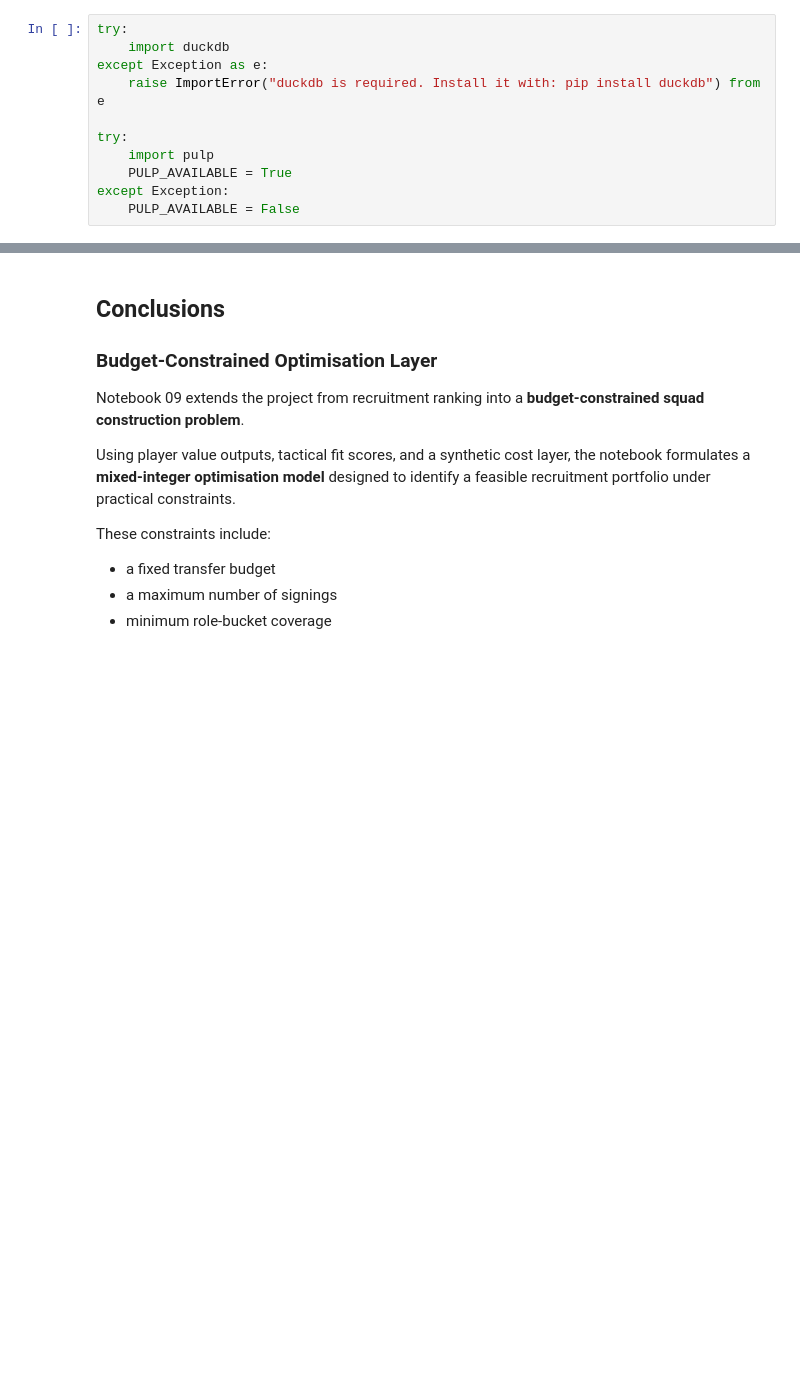
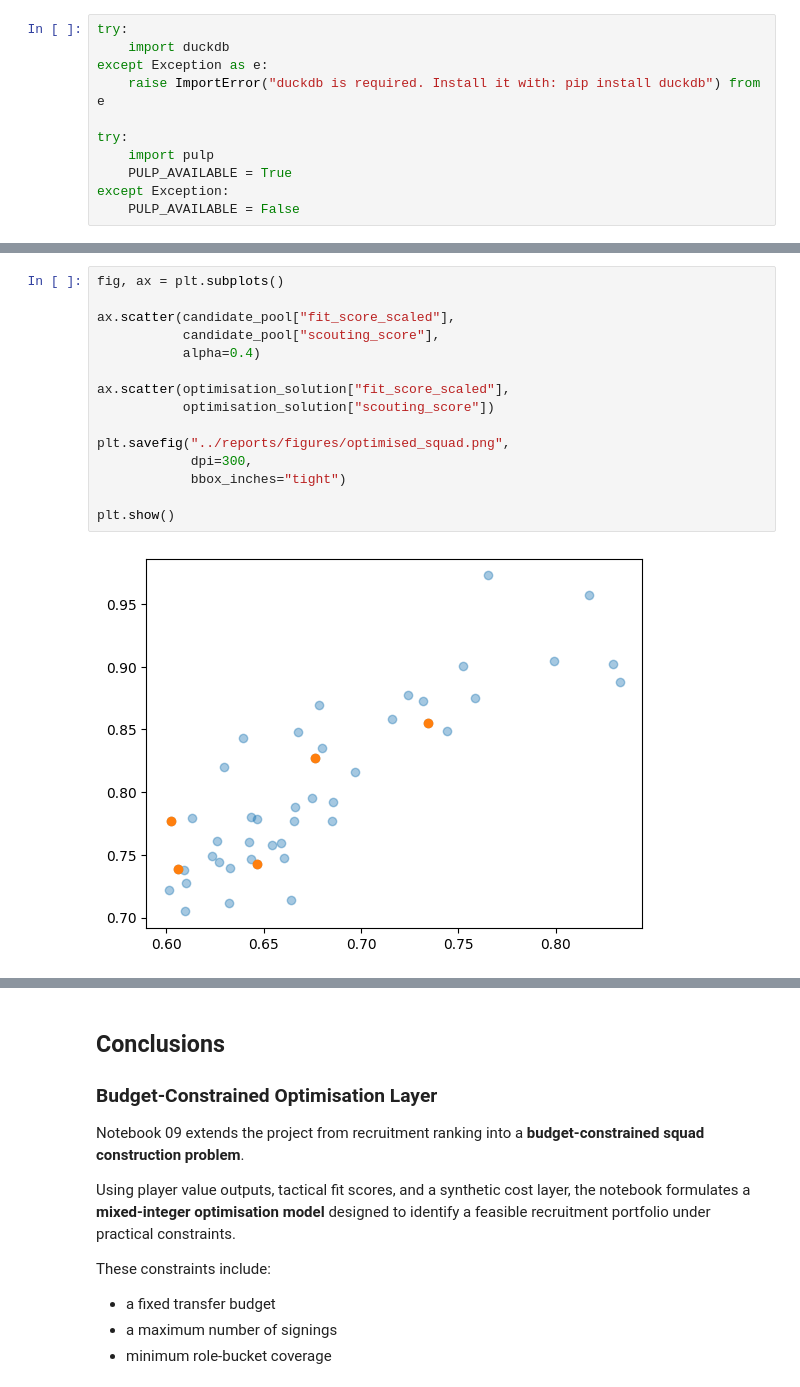
Before and after one commit to manuelpeba/football-possession-value, a Jupyter notebook: notebooks/09_budget_constrained_optimisation.ipynb, the cells around one changed output, grey strips where cells are left out. Saved outputs shown, nothing was run; the diff lists cells and outputs as text; blank space fills up the shorter version.

```diff
--- a/notebooks/09_budget_constrained_optimisation.ipynb
+++ b/notebooks/09_budget_constrained_optimisation.ipynb
@@ -345,3 +447,20 @@ plt.show()
+# %%
+fig, ax = plt.subplots()
+
+ax.scatter(candidate_pool["fit_score_scaled"],
+           candidate_pool["scouting_score"],
+           alpha=0.4)
+
+ax.scatter(optimisation_solution["fit_score_scaled"],
+           optimisation_solution["scouting_score"])
+
+plt.savefig("../reports/figures/optimised_squad.png",
+            dpi=300,
+            bbox_inches="tight")
+
+plt.show()
+# %% [output]
+[figure, added]
 # %%
 fig, ax = plt.subplots(figsize=(10, 7))
 ax.scatter(
```
Also changed, not shown: parts of 18 cells of this notebook, 5 other files.
